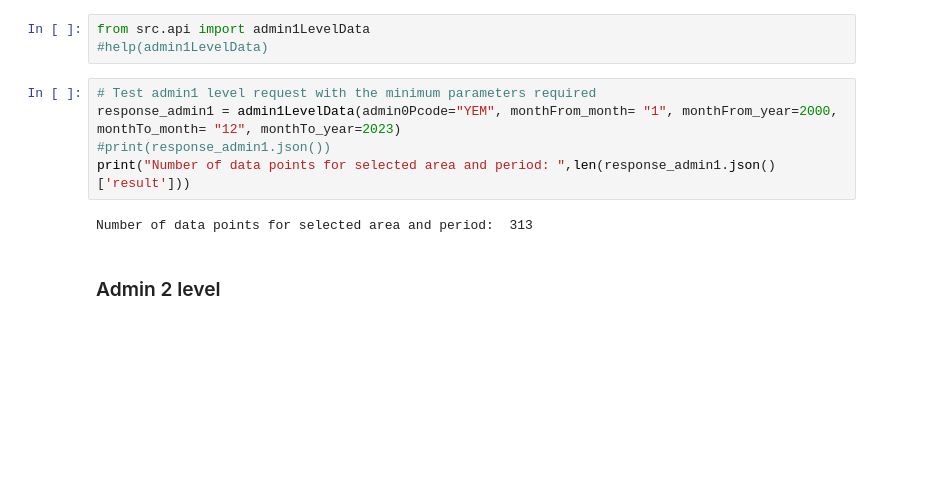
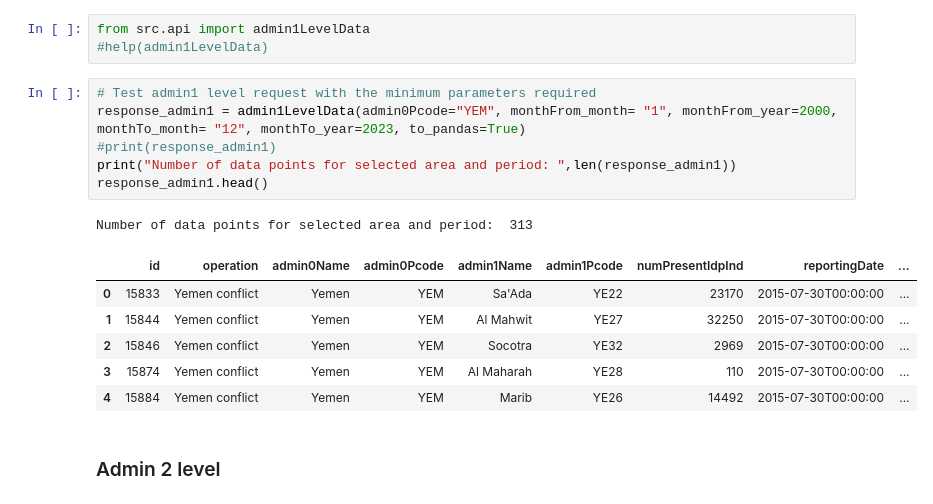
Before and after one commit to Human-Geomonitor/PyDTM, a Jupyter notebook: examples.ipynb, the cells around one changed output. Drawn from its saved outputs; the diff is of its cells as text; blank space fills up the shorter version.

```diff
--- a/examples.ipynb
+++ b/examples.ipynb
@@ -33,11 +60,18 @@ from src.api import admin1LevelData
 #help(admin1LevelData)
 # %%
 # Test admin1 level request with the minimum parameters required
-response_admin1 = admin1LevelData(admin0Pcode="YEM", monthFrom_month= "1", monthFrom_year=2000, monthTo_month= "12", monthTo_year=2023)
-#print(response_admin1.json())
-print("Number of data points for selected area and period: ",len(response_admin1.json()['result']))
+response_admin1 = admin1LevelData(admin0Pcode="YEM", monthFrom_month= "1", monthFrom_year=2000, monthTo_month= "12", monthTo_year=2023, to_pandas=True)
+#print(response_admin1)
+print("Number of data points for selected area and period: ",len(response_admin1))
+response_admin1.head()
 # %% [output]
 Number of data points for selected area and period:  313
+|  | id | operation | admin0Name | admin0Pcode | admin1Name | admin1Pcode | numPresentIdpInd | reportingDate | ... |
+| 0 | 15833 | Yemen conflict | Yemen | YEM | Sa'Ada | YE22 | 23170 | 2015-07-30T00:00:00 | ... |
+| 1 | 15844 | Yemen conflict | Yemen | YEM | Al Mahwit | YE27 | 32250 | 2015-07-30T00:00:00 | ... |
+| 2 | 15846 | Yemen conflict | Yemen | YEM | Socotra | YE32 | 2969 | 2015-07-30T00:00:00 | ... |
+| 3 | 15874 | Yemen conflict | Yemen | YEM | Al Maharah | YE28 | 110 | 2015-07-30T00:00:00 | ... |
+| 4 | 15884 | Yemen conflict | Yemen | YEM | Marib | YE26 | 14492 | 2015-07-30T00:00:00 | ... |
 # %% [markdown]
 ### Admin 2 level
 # %%
```
Also changed, not shown: parts of 4 cells of this notebook, 3 other files.
